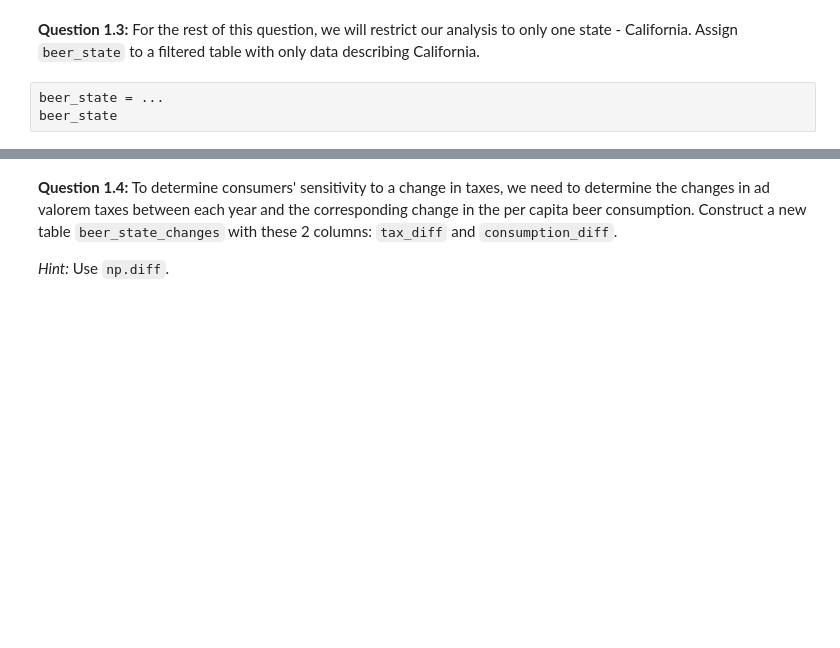
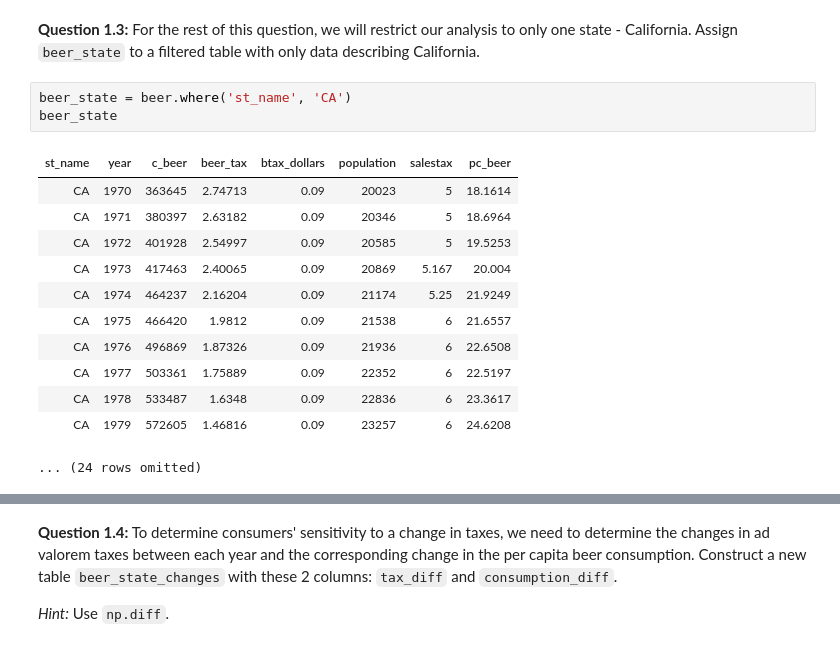
Before and after one commit to data-88e/fa23-materials, a Jupyter notebook: lab/lab03/lab03.ipynb, the cells around one changed output, grey strips where cells are left out. Drawn from its saved outputs; the diff is of its cells as text; blank space fills up the shorter version.

```diff
--- a/lab/lab03/lab03.ipynb
+++ b/lab/lab03/lab03.ipynb
@@ -76,7 +106,20 @@ grader.check("q1_2")
 **Question 1.3:**
 For the rest of this question, we will restrict our analysis to only one state - California. Assign `beer_state` to a filtered table with only data describing California.
 # %%
-beer_state = ...
+beer_state = beer.where('st_name', 'CA')
 beer_state
+# %% [output]
+| st_name | year | c_beer | beer_tax | btax_dollars | population | salestax | pc_beer |
+| CA | 1970 | 363645 | 2.74713 | 0.09 | 20023 | 5 | 18.1614 |
+| CA | 1971 | 380397 | 2.63182 | 0.09 | 20346 | 5 | 18.6964 |
+| CA | 1972 | 401928 | 2.54997 | 0.09 | 20585 | 5 | 19.5253 |
+| CA | 1973 | 417463 | 2.40065 | 0.09 | 20869 | 5.167 | 20.004 |
+| CA | 1974 | 464237 | 2.16204 | 0.09 | 21174 | 5.25 | 21.9249 |
+| CA | 1975 | 466420 | 1.9812 | 0.09 | 21538 | 6 | 21.6557 |
+| CA | 1976 | 496869 | 1.87326 | 0.09 | 21936 | 6 | 22.6508 |
+| CA | 1977 | 503361 | 1.75889 | 0.09 | 22352 | 6 | 22.5197 |
+| CA | 1978 | 533487 | 1.6348 | 0.09 | 22836 | 6 | 23.3617 |
+| CA | 1979 | 572605 | 1.46816 | 0.09 | 23257 | 6 | 24.6208 |
+... (24 rows omitted)
 # %%
 grader.check("q1_3")
```
Also changed, not shown: parts of 8 cells of this notebook.
